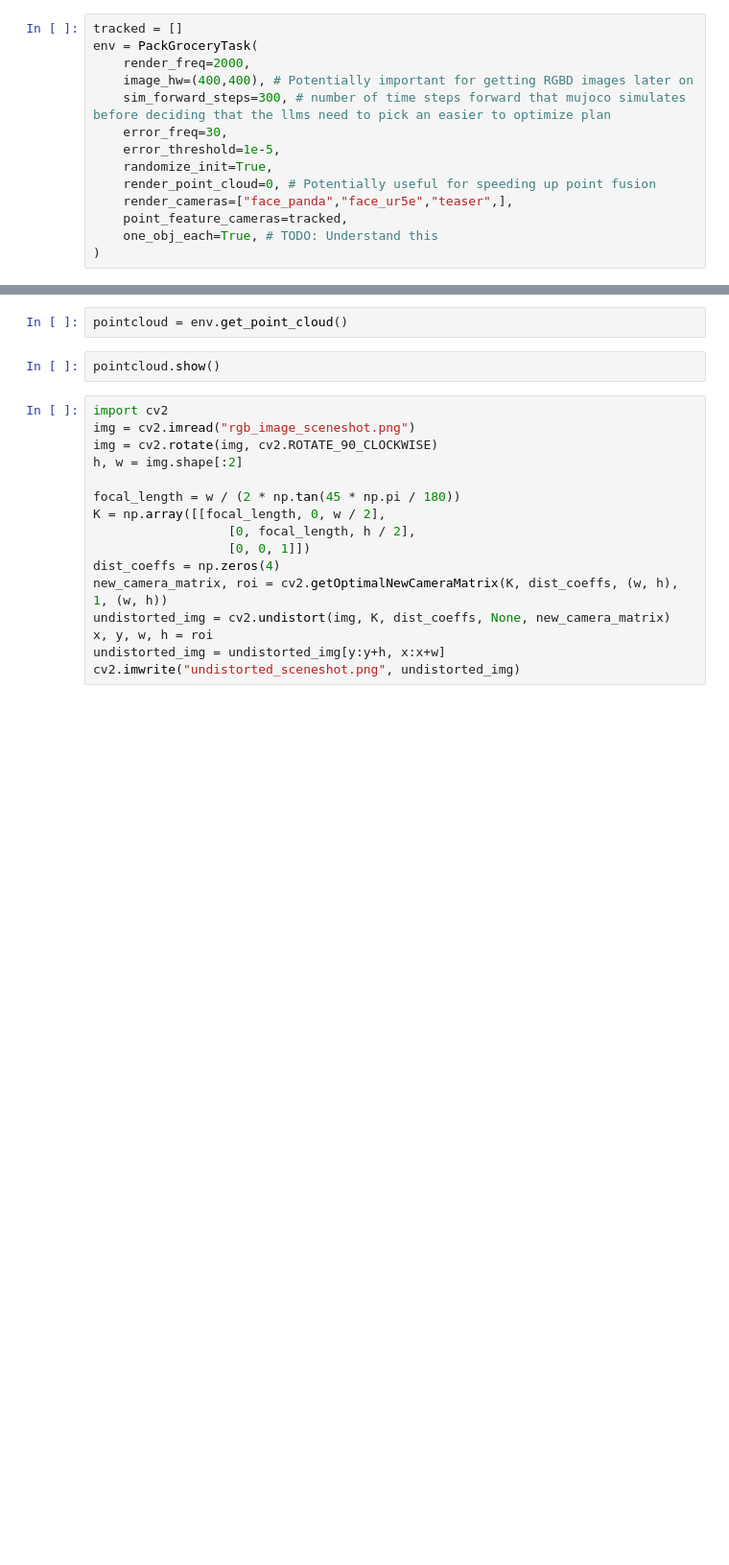
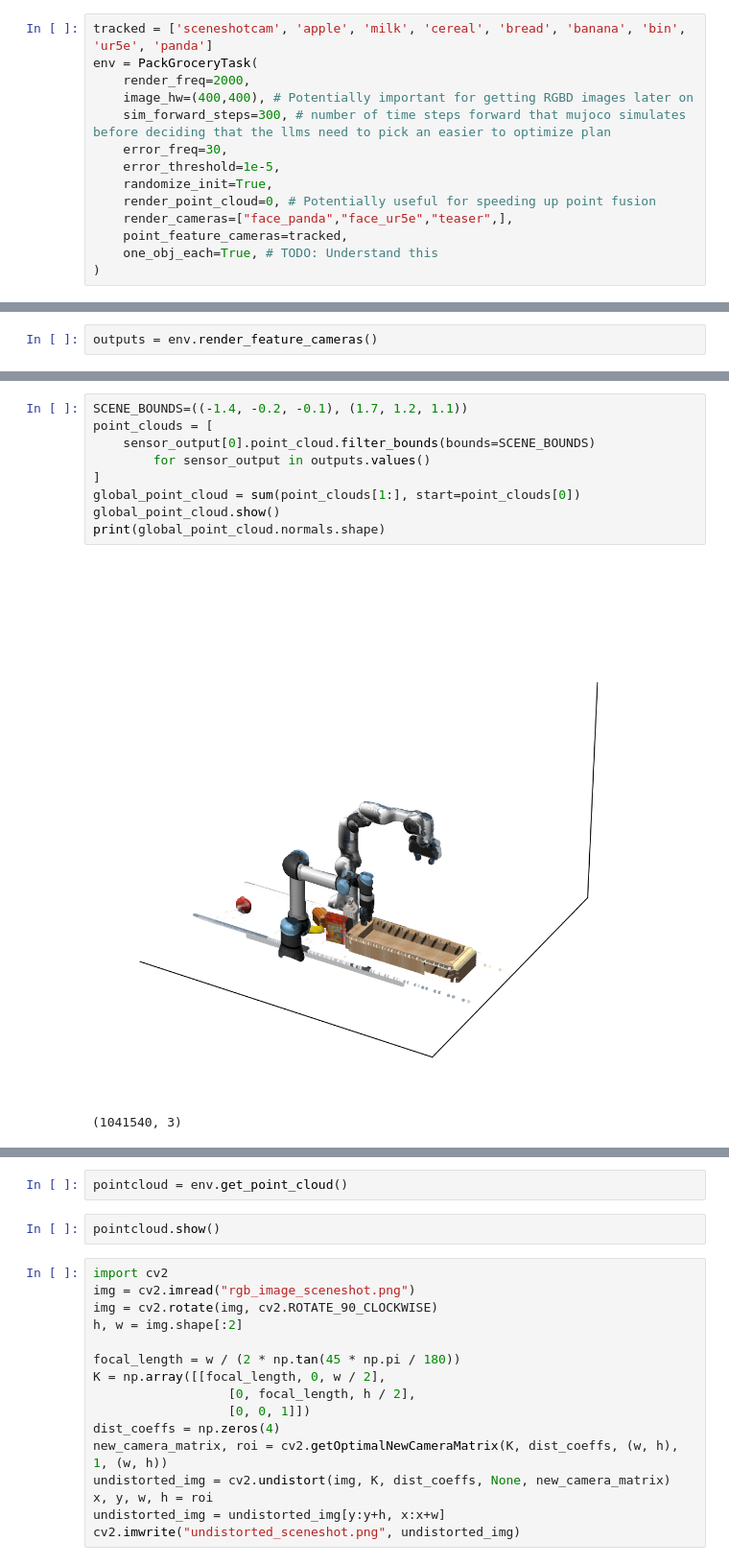
Before and after one commit to owenonline/robot-collab, a Jupyter notebook: render_test.ipynb, the cells around one changed output, grey strips where cells are left out. Shown: that part at 96% size. Saved outputs shown, nothing was run; the diff lists cells and outputs as text; blank space fills up the shorter version.

```diff
--- a/render_test.ipynb
+++ b/render_test.ipynb
@@ -27,5 +26,5 @@ import gc
 # %%
-tracked = []
+tracked = ['sceneshotcam', 'apple', 'milk', 'cereal', 'bread', 'banana', 'bin', 'ur5e', 'panda']
 env = PackGroceryTask(
     render_freq=2000,
     image_hw=(400,400), # Potentially important for getting RGBD images later on
@@ -40,0 +57,2 @@ env = PackGroceryTask(
+# %%
+outputs = env.render_feature_cameras()
@@ -40,0 +63,12 @@ env = PackGroceryTask(
+# %%
+SCENE_BOUNDS=((-1.4, -0.2, -0.1), (1.7, 1.2, 1.1))
+point_clouds = [
+    sensor_output[0].point_cloud.filter_bounds(bounds=SCENE_BOUNDS)
+        for sensor_output in outputs.values()
+]
+global_point_cloud = sum(point_clouds[1:], start=point_clouds[0])
+global_point_cloud.show()
+print(global_point_cloud.normals.shape)
+# %% [output]
+[figure, added]
+(1041540, 3)
```
Also changed, not shown: parts of 4 cells of this notebook, 1 other file.
